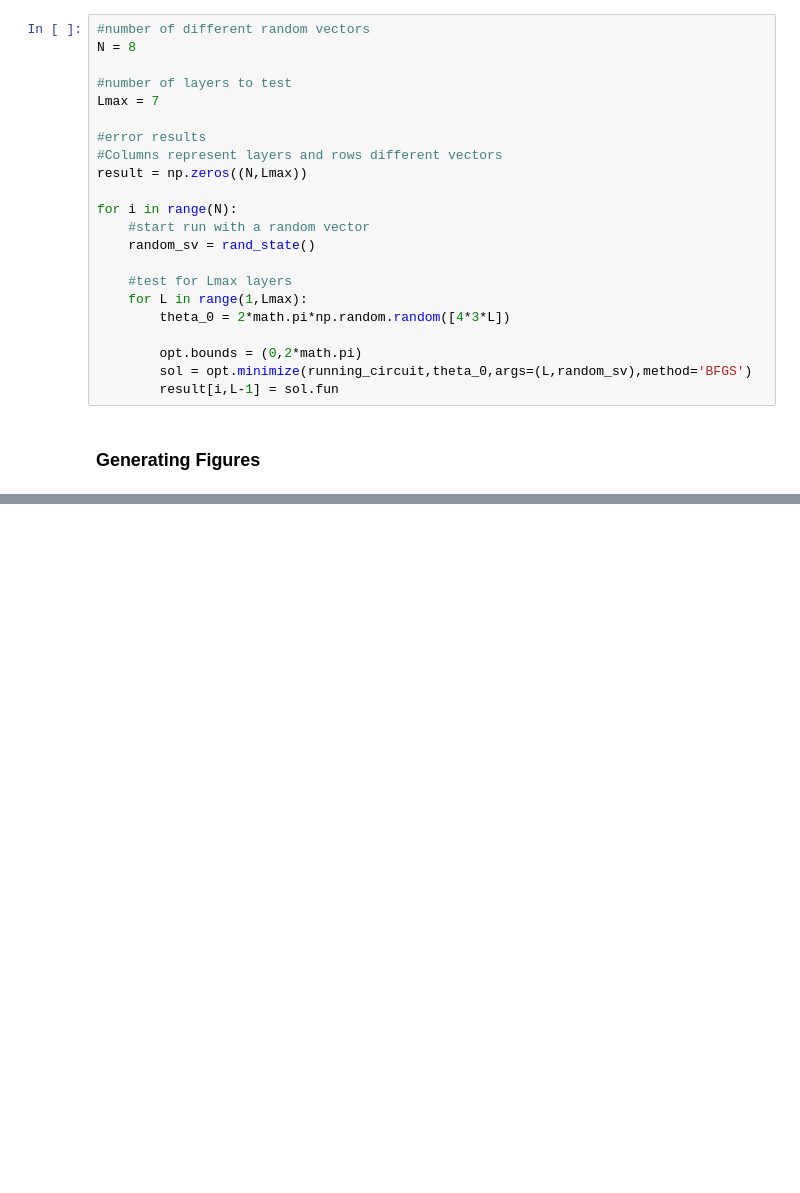
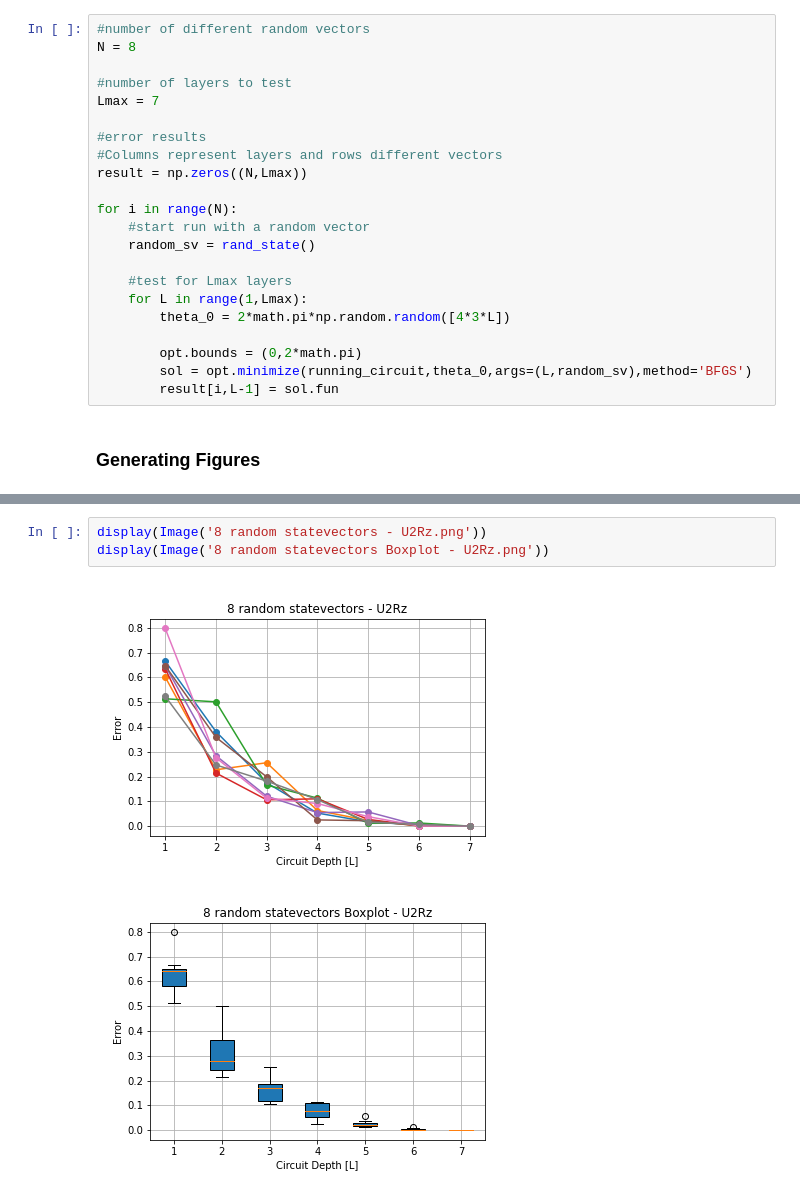
Before and after one commit to JavierNaya/qost_screening, a Jupyter notebook: task1.ipynb, the cells around one changed output, grey strips where cells are left out. Saved outputs shown, nothing was run; the diff lists cells and outputs as text; blank space fills up the shorter version.

```diff
--- a/task1.ipynb
+++ b/task1.ipynb
@@ -676,0 +674,6 @@ Adding gates adds noise so let's see what's up
+# %%
+display(Image('8 random statevectors - U2Rz.png'))
+display(Image('8 random statevectors Boxplot - U2Rz.png'))
+# %% [output]
+[figure, added]
+[figure, added]
```
Also changed, not shown: parts of 23 cells of this notebook.
